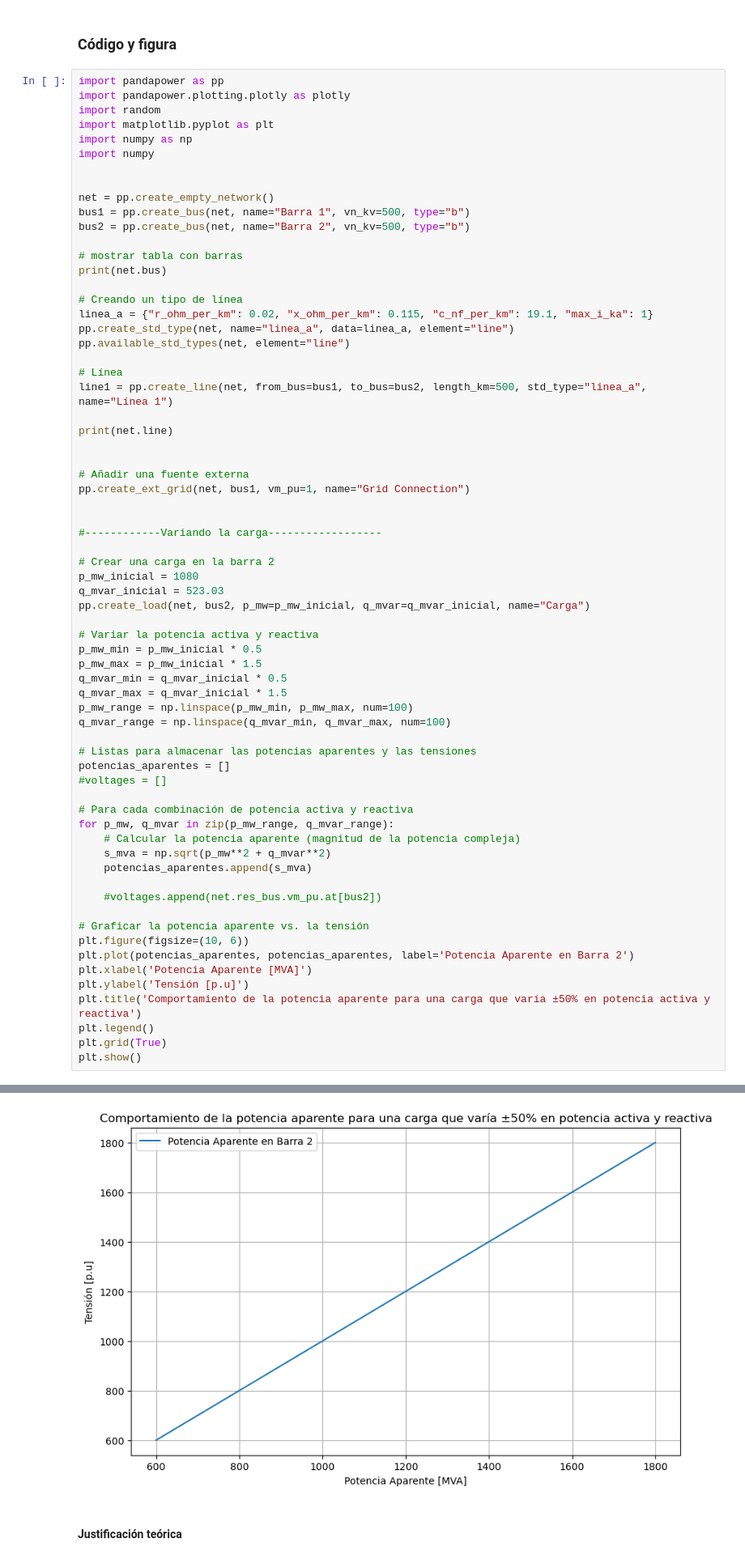
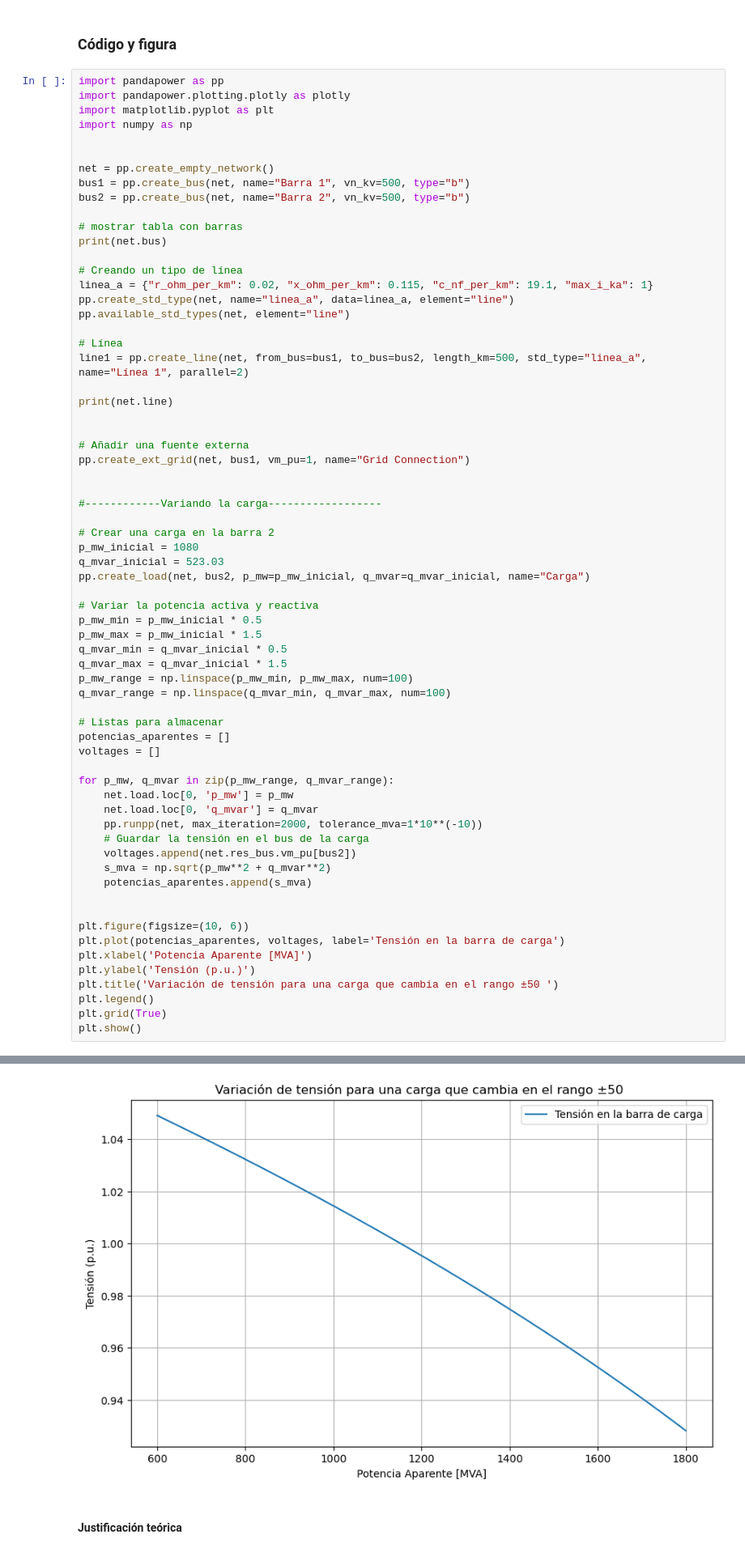
Before and after one commit to pedrovalenzuela20/G7B_SEP1_S12024, a Jupyter notebook: Desarrollo.ipynb, the cells around one changed output, grey strips where cells are left out. Shown: that part at 81% size. Drawn from its saved outputs; the diff is of its cells as text.

```diff
--- a/Desarrollo.ipynb
+++ b/Desarrollo.ipynb
@@ -94,10 +85,8 @@ D = (0.97741975+0.003926999999999999j)
 # %%
 import pandapower as pp
 import pandapower.plotting.plotly as plotly
-import random
 import matplotlib.pyplot as plt
 import numpy as np
-import numpy
 
 
 net = pp.create_empty_network()
@@ -113,7 +102,7 @@ pp.create_std_type(net, name="linea_a", data=linea_a, element="line")
 pp.available_std_types(net, element="line")
 
 # Línea
-line1 = pp.create_line(net, from_bus=bus1, to_bus=bus2, length_km=500, std_type="linea_a", name="Línea 1")
+line1 = pp.create_line(net, from_bus=bus1, to_bus=bus2, length_km=500, std_type="linea_a", name="Línea 1", parallel=2)
 
 print(net.line)
 
@@ -137,24 +126,25 @@ q_mvar_max = q_mvar_inicial * 1.5
 p_mw_range = np.linspace(p_mw_min, p_mw_max, num=100)
 q_mvar_range = np.linspace(q_mvar_min, q_mvar_max, num=100)
 
-# Listas para almacenar las potencias aparentes y las tensiones
+# Listas para almacenar
 potencias_aparentes = []
-#voltages = []
+voltages = []
 
-# Para cada combinación de potencia activa y reactiva
 for p_mw, q_mvar in zip(p_mw_range, q_mvar_range):
-    # Calcular la potencia aparente (magnitud de la potencia compleja)
+    net.load.loc[0, 'p_mw'] = p_mw
+    net.load.loc[0, 'q_mvar'] = q_mvar
+    pp.runpp(net, max_iteration=2000, tolerance_mva=1*10**(-10))
+    # Guardar la tensión en el bus de la carga
+    voltages.append(net.res_bus.vm_pu[bus2])
     s_mva = np.sqrt(p_mw**2 + q_mvar**2)
     potencias_aparentes.append(s_mva)
 
-    #voltages.append(net.res_bus.vm_pu.at[bus2])
 
-# Graficar la potencia aparente vs. la tensión
 plt.figure(figsize=(10, 6))
-plt.plot(potencias_aparentes, potencias_aparentes, label='Potencia Aparente en Barra 2')
+plt.plot(potencias_aparentes, voltages, label='Tensión en la barra de carga')
 plt.xlabel('Potencia Aparente [MVA]')
-plt.ylabel('Tensión [p.u]')
-plt.title('Comportamiento de la potencia aparente para una carga que varía ±50% en potencia activa y reactiva')
+plt.ylabel('Tensión (p.u.)')
+plt.title('Variación de tensión para una carga que cambia en el rango ±50 ')
 plt.legend()
 plt.grid(True)
 plt.show()
@@ -170,3 +160,3 @@ plt.show()
-[figure, old version]
+[figure, new version]
 # %% [markdown]
 #### Justificación teórica
```
Also changed, not shown: parts of 4 cells of this notebook, 1 other file.
